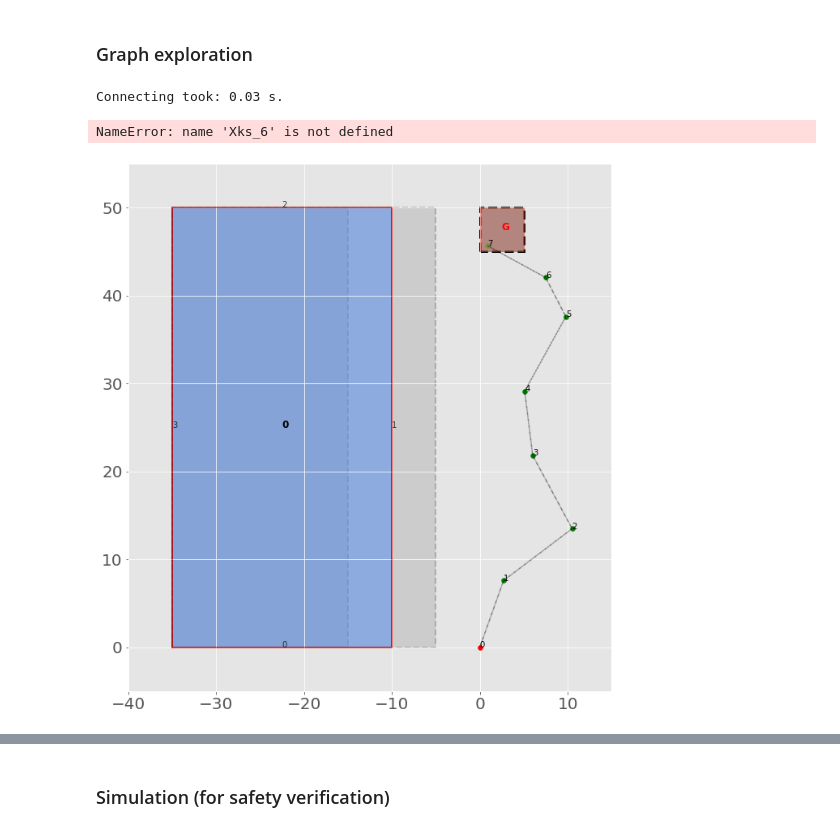
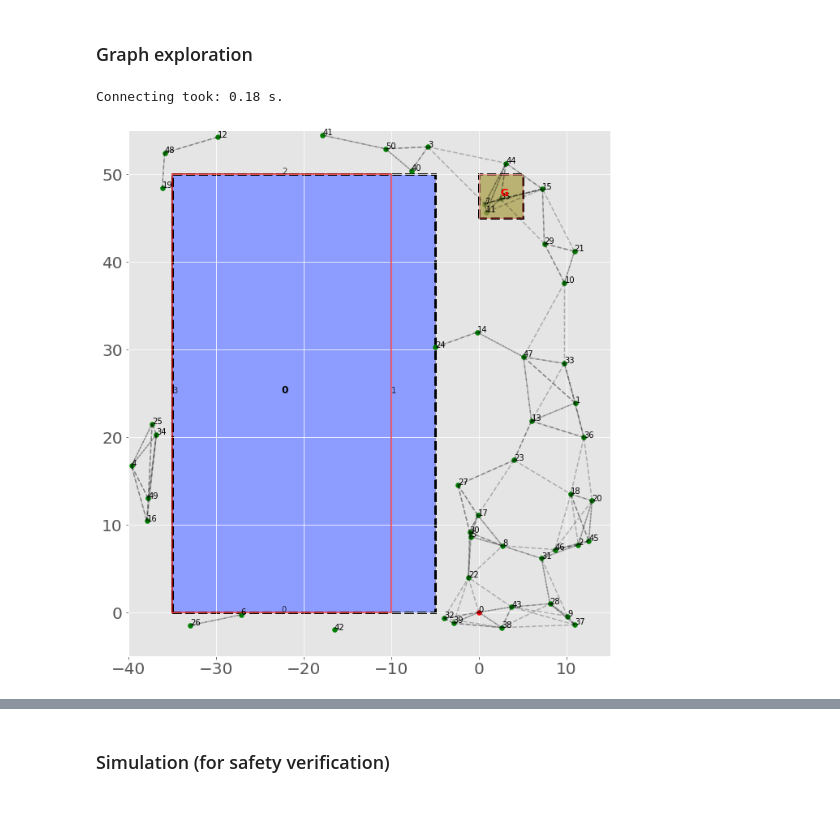
Before and after one commit to zhangvwk/planning-with-map-errors, a Jupyter notebook: environment_examples.ipynb, the cells around one changed output, grey strips where cells are left out. Cells and saved outputs as stored; diff of their text form; code cells hidden in the pictures.

```diff
--- a/environment_examples.ipynb
+++ b/environment_examples.ipynb
@@ -68,32 +65,31 @@ g = Graph(x0, x_range, env, lqr_planner)
 g.clear()
 # %%
 samples_all = np.load("samples.dat", allow_pickle=True)
-samples_manual = []
-# for i in [0,22,8,17,18,23,13,47,10,29,11]:
-for i in [0,8,18,13,47,10,29,11]:
-    samples_manual.append(samples_all[i,:2])
-samples_manual = np.array(samples_manual)
-g.set_samples(samples_manual)
-# g.set_samples(samples_all)
+# samples_manual = []
+# # for i in [0,22,8,17,18,23,13,47,10,29,11]:
+# for i in [0,8,18,13,47,10,29,11]:
+#     samples_manual.append(samples_all[i,:2])
+# samples_manual = np.array(samples_manual)
+# g.set_samples(samples_manual)
+g.set_samples(samples_all)
 # %%
-g.build(50, r=10, max_neighbors=None, tol=tol)
+g.build(50, r=10, max_neighbors=4, tol=tol)
 # %% [output]
-Connecting took: 0.03 s.
+Connecting took: 0.18 s.
 # %%
 scaling_factors = [6,5,4,3,2,1]
 fig, ax = plt.subplots()
 goal_region = Rectangle(-1, 0,45,5,5,0)
 g.plot(ax=ax, show_idx=True)
 goal_region.plot(ax=ax,as_goal=True)
 goal_region.as_poly["original"].plot(ax=ax)
 # PlotTools.plot_traj(g.indices2path(plan_found.path_indices))
 # plans_9[0].Xk_full.plot(ax=ax, scaling_factors=scaling_factors)
-Xks[1].plot(ax=ax, scaling_factors=scaling_factors)
+# Xks[1].plot(ax=ax, scaling_factors=scaling_factors)
 # Xks_6[1].plot(ax=ax, scaling_factors=scaling_factors)
 config=bitarray('0100')
 env.rectangles[0].to_zonotope(frozenbitarray(config)).plot(ax=ax, scaling_factors=scaling_factors)
 # %% [output]
-NameError: name 'Xks_6' is not defined
-[figure, old version]
+[figure, new version]
 # %%
 R = 0.1
```
Also changed, not shown: parts of 4 cells of this notebook.
